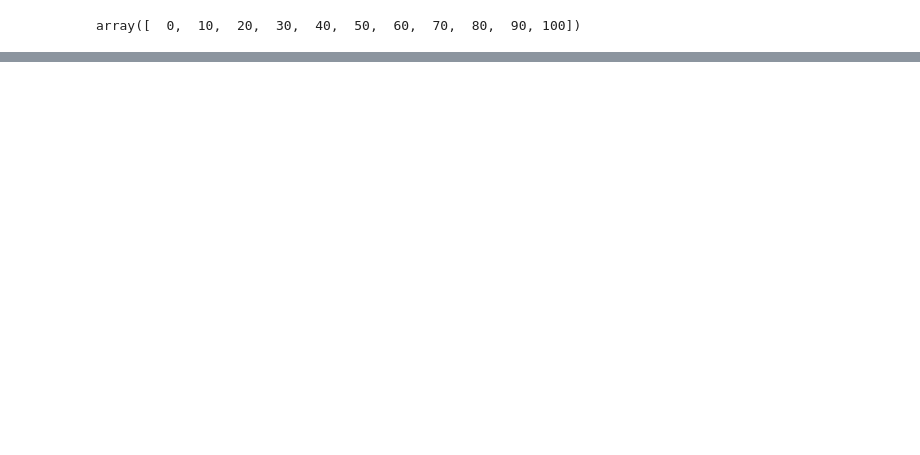
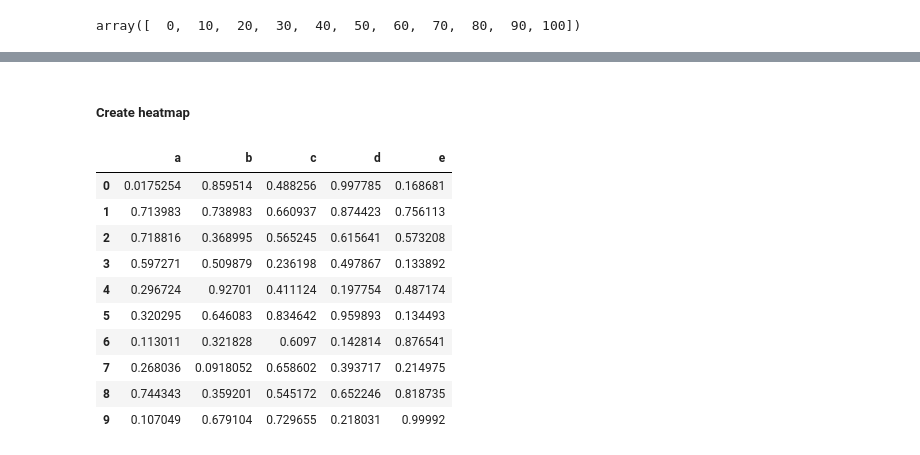
Before and after one commit to rachelpoole/Learning-material, a Jupyter notebook: Learning material.ipynb, the cells around one changed output, grey strips where cells are left out. Cells and saved outputs as stored; diff of their text form; code cells hidden in the pictures; blank space fills up the shorter version.

```diff
--- a/Learning material.ipynb
+++ b/Learning material.ipynb
@@ -175,0 +215,21 @@ Categories (10, interval[int64]): [(0, 10] < (10, 20] < (20, 30] < (30, 40] ...
+# %% [markdown]
+##### Create heatmap
+# %%
+import seaborn as sns
+df = pd.DataFrame(data = np.random.random(size = (10, 5)),
+                  columns = list('abcde'))
+cm = sns.light_palette("green", as_cmap=True)
+s = df.style.background_gradient(cmap=cm)
+s
+# %% [output]
+|  | a | b | c | d | e |
+| 0 | 0.0175254 | 0.859514 | 0.488256 | 0.997785 | 0.168681 |
+| 1 | 0.713983 | 0.738983 | 0.660937 | 0.874423 | 0.756113 |
+| 2 | 0.718816 | 0.368995 | 0.565245 | 0.615641 | 0.573208 |
+| 3 | 0.597271 | 0.509879 | 0.236198 | 0.497867 | 0.133892 |
+| 4 | 0.296724 | 0.92701 | 0.411124 | 0.197754 | 0.487174 |
+| 5 | 0.320295 | 0.646083 | 0.834642 | 0.959893 | 0.134493 |
+| 6 | 0.113011 | 0.321828 | 0.6097 | 0.142814 | 0.876541 |
+| 7 | 0.268036 | 0.0918052 | 0.658602 | 0.393717 | 0.214975 |
+| 8 | 0.744343 | 0.359201 | 0.545172 | 0.652246 | 0.818735 |
+| 9 | 0.107049 | 0.679104 | 0.729655 | 0.218031 | 0.99992 |
```
Also changed, not shown: parts of 18 cells of this notebook.
